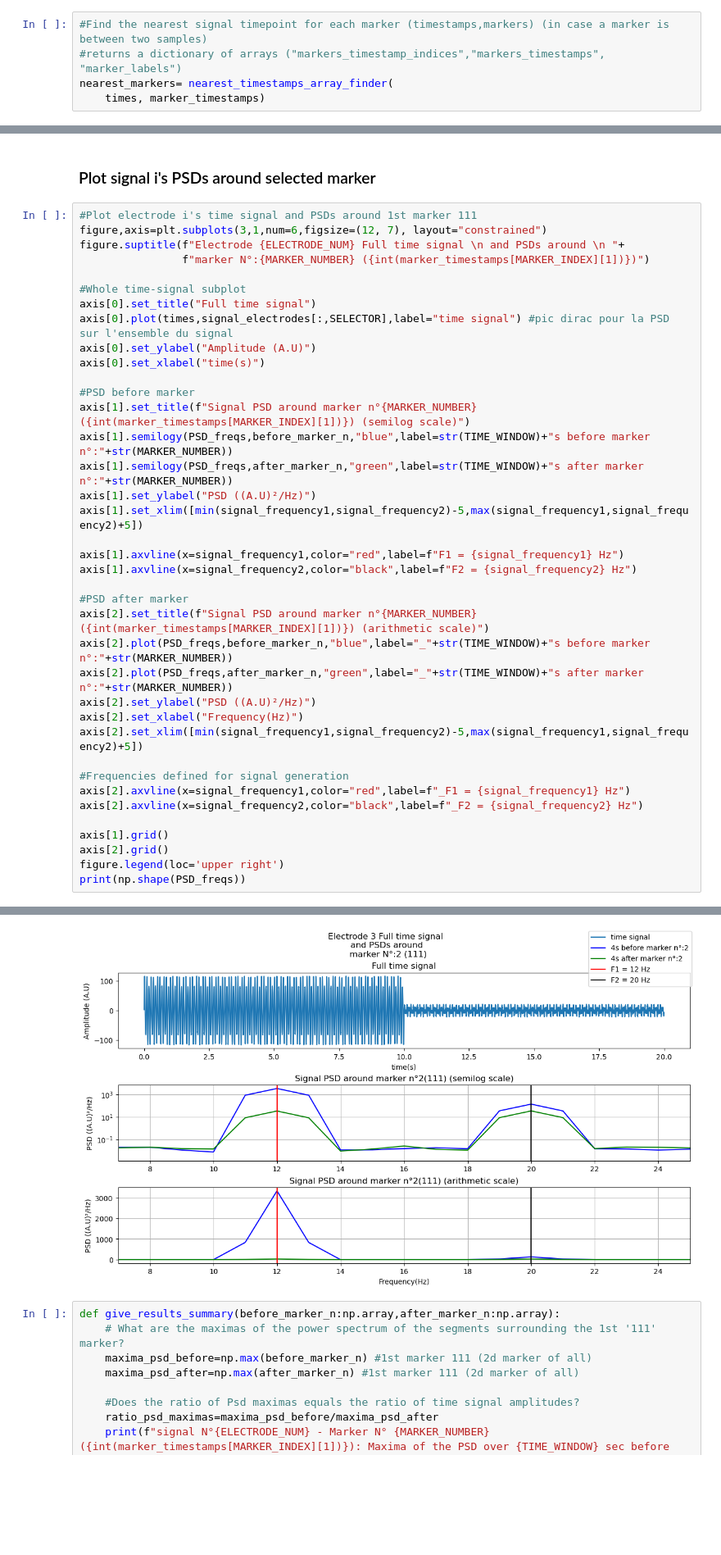
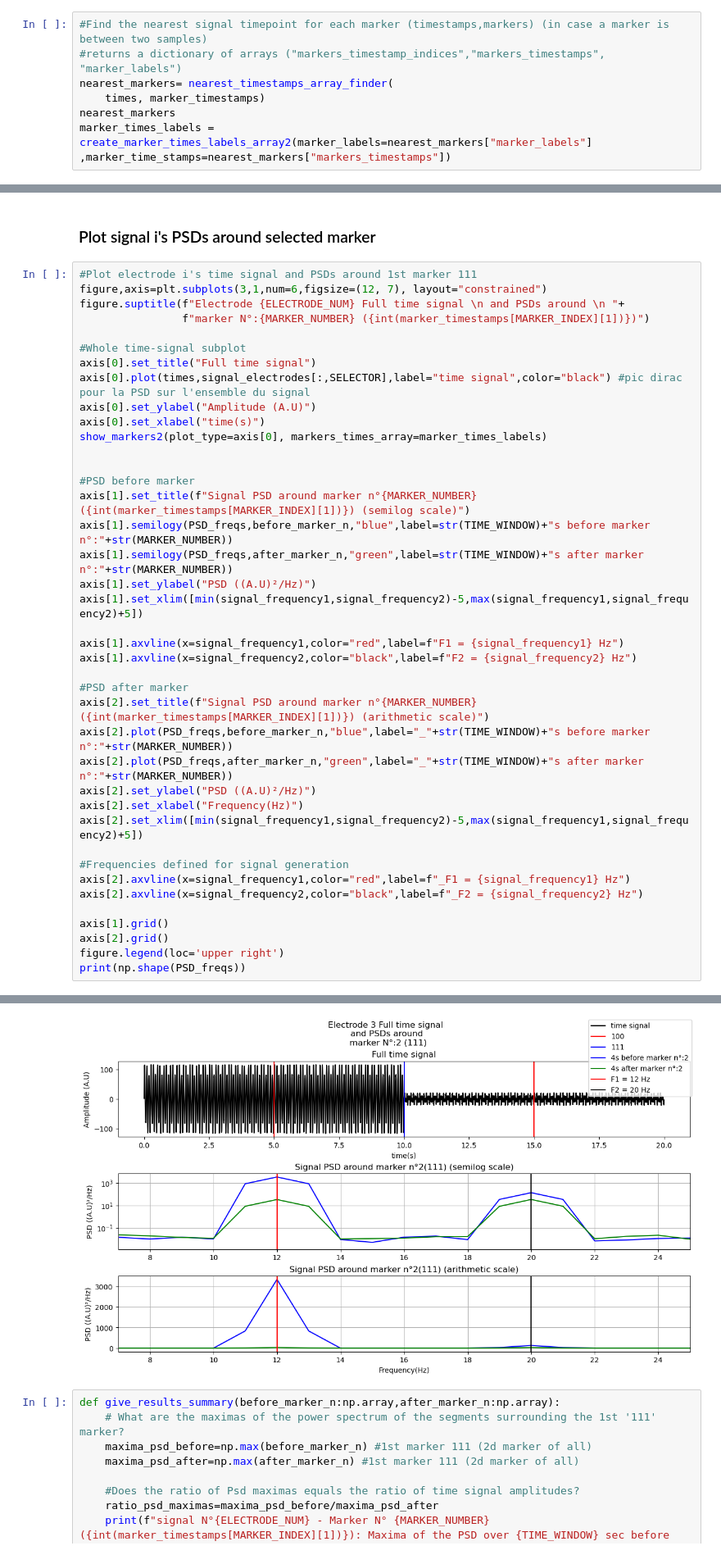
Before and after one commit to iwissemben/Stage_Signal_Physio, a Jupyter notebook: SRC/ERSP_artificial.ipynb, the cells around one changed output, grey strips where cells are left out. Shown at 82% size. Cells and saved outputs as stored; diff of their text form; blank space fills up the shorter version.

```diff
--- a/SRC/ERSP_artificial.ipynb
+++ b/SRC/ERSP_artificial.ipynb
@@ -187,6 +193,8 @@ TIME_WINDOW=4  #in seconds
 #returns a dictionary of arrays ("markers_timestamp_indices","markers_timestamps", "marker_labels")
 nearest_markers= nearest_timestamps_array_finder(
     times, marker_timestamps)
+nearest_markers
+marker_times_labels = create_marker_times_labels_array2(marker_labels=nearest_markers["marker_labels"] ,marker_time_stamps=nearest_markers["markers_timestamps"])
 # %% [output]
 MARKERS LEN: 3
 # %%
@@ -246,39 +254,41 @@ figure.suptitle(f"Electrode {ELECTRODE_NUM} Full time signal \n and PSDs around
 
 #Whole time-signal subplot
 axis[0].set_title("Full time signal")
-axis[0].plot(times,signal_electrodes[:,SELECTOR],label="time signal") #pic dirac pour la PSD sur l'ensemble du signal
+axis[0].plot(times,signal_electrodes[:,SELECTOR],label="time signal",color="black") #pic dirac pour la PSD sur l'ensemble du signal
 axis[0].set_ylabel("Amplitude (A.U)")
 axis[0].set_xlabel("time(s)")
+show_markers2(plot_type=axis[0], markers_times_array=marker_times_labels)
+
 
 #PSD before marker
 axis[1].set_title(f"Signal PSD around marker n°{MARKER_NUMBER}({int(marker_timestamps[MARKER_INDEX][1])}) (semilog scale)")
 axis[1].semilogy(PSD_freqs,before_marker_n,"blue",label=str(TIME_WINDOW)+"s before marker n°:"+str(MARKER_NUMBER))
 axis[1].semilogy(PSD_freqs,after_marker_n,"green",label=str(TIME_WINDOW)+"s after marker n°:"+str(MARKER_NUMBER))
 axis[1].set_ylabel("PSD ((A.U)²/Hz)")
 axis[1].set_xlim([min(signal_frequency1,signal_frequency2)-5,max(signal_frequency1,signal_frequency2)+5])
 
 axis[1].axvline(x=signal_frequency1,color="red",label=f"F1 = {signal_frequency1} Hz")
 axis[1].axvline(x=signal_frequency2,color="black",label=f"F2 = {signal_frequency2} Hz")
 
 #PSD after marker
 axis[2].set_title(f"Signal PSD around marker n°{MARKER_NUMBER}({int(marker_timestamps[MARKER_INDEX][1])}) (arithmetic scale)")
 axis[2].plot(PSD_freqs,before_marker_n,"blue",label="_"+str(TIME_WINDOW)+"s before marker n°:"+str(MARKER_NUMBER))
 axis[2].plot(PSD_freqs,after_marker_n,"green",label="_"+str(TIME_WINDOW)+"s after marker n°:"+str(MARKER_NUMBER))
 axis[2].set_ylabel("PSD ((A.U)²/Hz)")
 axis[2].set_xlabel("Frequency(Hz)")
 axis[2].set_xlim([min(signal_frequency1,signal_frequency2)-5,max(signal_frequency1,signal_frequency2)+5])
 
 #Frequencies defined for signal generation
 axis[2].axvline(x=signal_frequency1,color="red",label=f"_F1 = {signal_frequency1} Hz")
 axis[2].axvline(x=signal_frequency2,color="black",label=f"_F2 = {signal_frequency2} Hz")
 
 axis[1].grid()
 axis[2].grid()
 figure.legend(loc='upper right')
 print(np.shape(PSD_freqs))
 # %% [output]
 (251,)
-[figure, old version]
+[figure, new version]
 # %%
 def give_results_summary(before_marker_n:np.array,after_marker_n:np.array):
     # What are the maximas of the power spectrum of the segments surrounding the 1st '111' marker?
```
Also changed, not shown: parts of 6 cells of this notebook, 11 other files.
